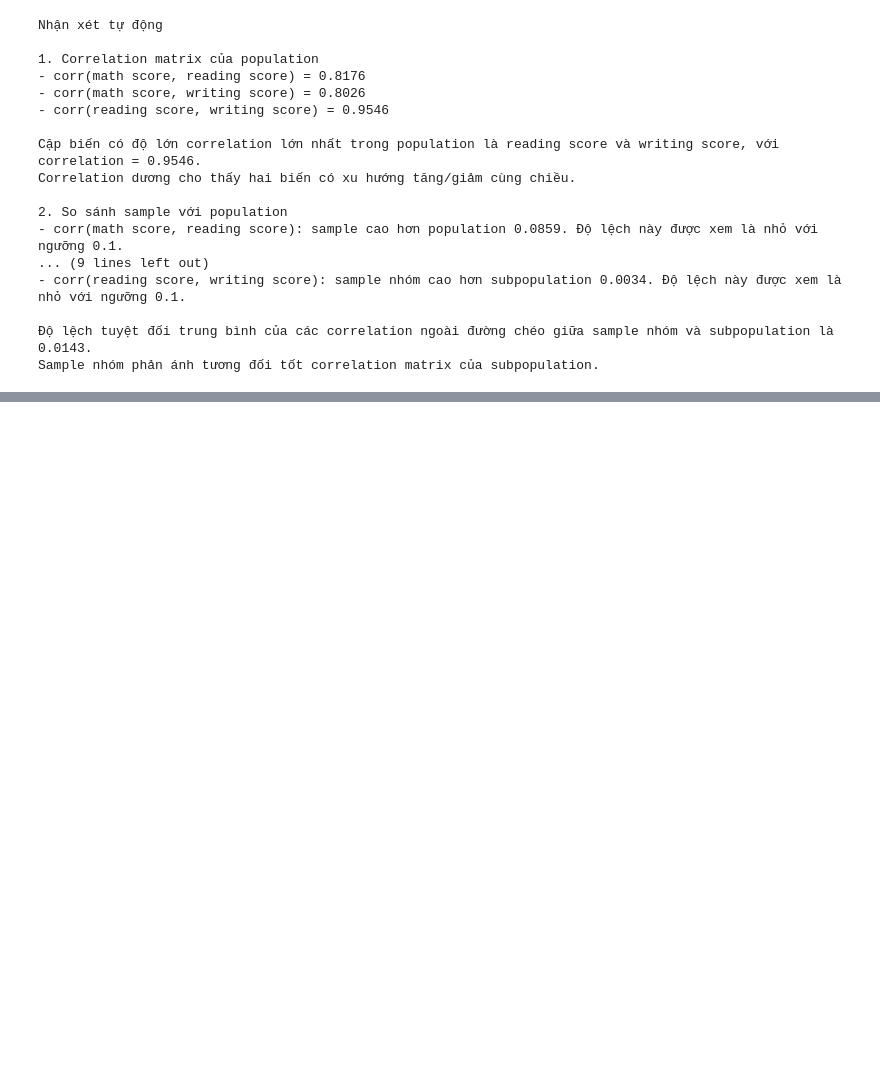
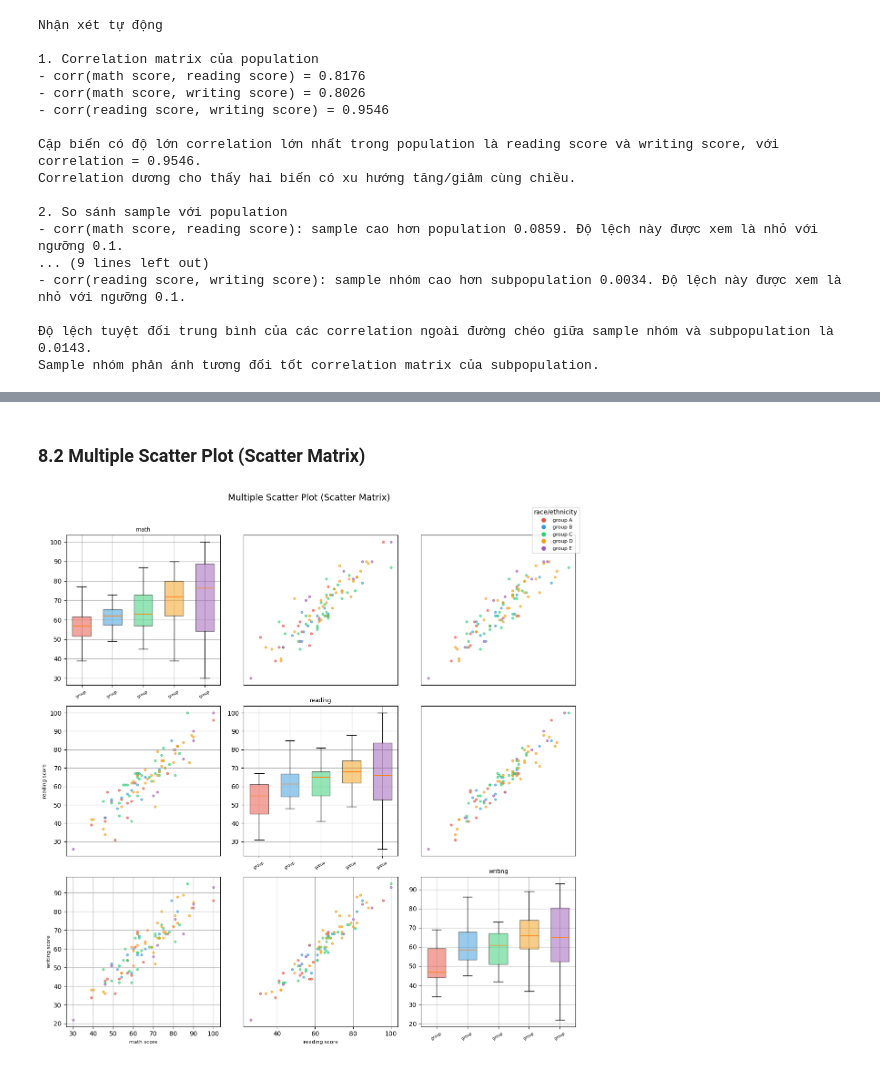
Before and after one commit to ntnthinh205/gk_msa, a Jupyter notebook: multivariate_statistics.ipynb, the cells around one changed output, grey strips where cells are left out. Drawn from its saved outputs; the diff is of its cells as text; code cells hidden in the pictures; blank space fills up the shorter version.

```diff
--- a/multivariate_statistics.ipynb
+++ b/multivariate_statistics.ipynb
@@ -2428,0 +2118,40 @@ print("- Trục nghiêng của Elip thể hiện chiều hướng của Hiệp p
+# %% [markdown]
+### 8.2 Multiple Scatter Plot (Scatter Matrix)
+# %%
+fig, axes_grid = plt.subplots(num_features, num_features, figsize=(12, 12))
+
+for i in range(num_features):
+    for j in range(num_features):
+        ax = axes_grid[i, j]
+        if i == j:
+            grouped_vals = [X_sample[sample_groups == g, j] for g in group_names]
+            bp = ax.boxplot(grouped_vals, patch_artist=True, widths=0.6, showfliers=False)
+            for patch, g in zip(bp['boxes'], group_names):
+                patch.set_facecolor(color_map[g])
+                patch.set_alpha(0.5)
+            ax.set_xticks(range(1, n_groups + 1))
+            ax.set_xticklabels([g[:6] for g in group_names], fontsize=6, rotation=30)
+            ax.set_title(score_cols[j].replace(' score', ''), fontsize=9)
+        else:
+            for g in group_names:
+                mask = sample_groups == g
+                ax.scatter(X_sample[mask, j], X_sample[mask, i],
+                           s=12, alpha=0.6, color=color_map[g])
+        if i == num_features - 1 and i != j:
+            ax.set_xlabel(score_cols[j], fontsize=8)
+        elif i != j:
+            ax.set_xticks([])
+        if j == 0 and i != j:
+            ax.set_ylabel(score_cols[i], fontsize=8)
+        elif i != j:
+            ax.set_yticks([])
+
+handles = [plt.Line2D([0], [0], marker='o', color='w',
+           markerfacecolor=color_map[g], markersize=8, label=g) for g in group_names]
+fig.legend(handles=handles, title=color_by, loc='upper right',
+           fontsize=8, bbox_to_anchor=(1.0, 1.0))
+plt.suptitle('Multiple Scatter Plot (Scatter Matrix)', y=1.02, fontsize=14)
+plt.tight_layout()
+plt.show()
+# %% [output]
+[figure, added]
```
Also changed, not shown: parts of 31 cells of this notebook.
